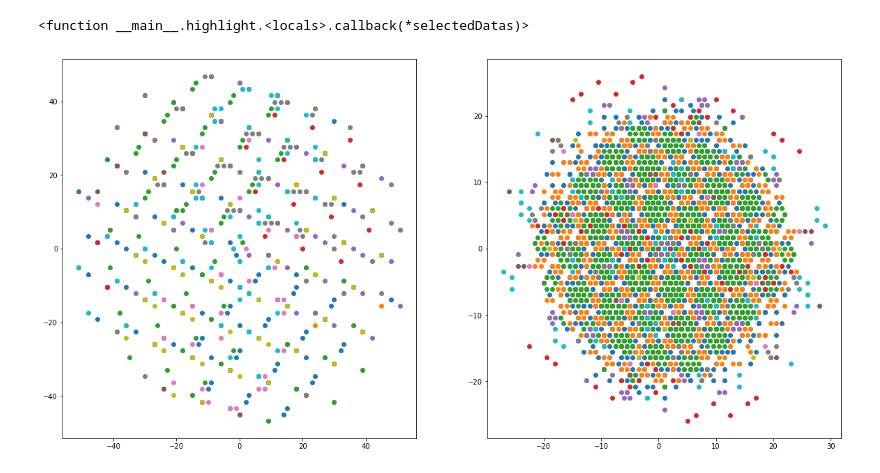
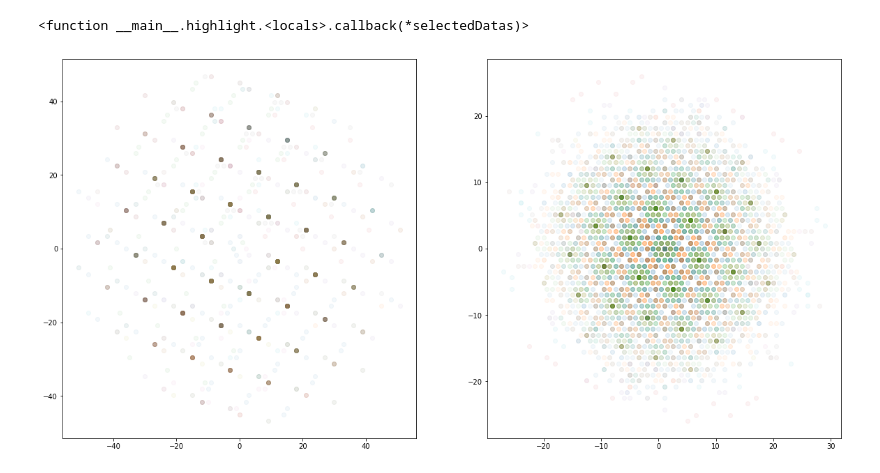
Before and after one commit to blondegeek/linus, a Jupyter notebook: translation_vector_detection_plotly_dash.ipynb, the cells around one changed output. Saved outputs shown, nothing was run; the diff lists cells and outputs as text; code cells hidden in the pictures.

Commit message:
added alpha to bottom plots to more clearly see lattice

```diff
--- a/translation_vector_detection_plotly_dash.ipynb
+++ b/translation_vector_detection_plotly_dash.ipynb
@@ -389,23 +389,23 @@ import itertools
 # %%
 # Get translation vector between sph clusters (identical spherical harmonics)
 fig, axes = plt.subplots(1,2, figsize=(20,10))
 # diff_vectors = []
 for cluster in sph_clusters:
     diff_vectors = []
     points = sph_clusters[cluster]
     for pair in itertools.combinations(range(len(points)), 2):
         one, two = pair
         diff_vectors.append(points[one] - points[two])
     diff_vectors = np.array(diff_vectors)
-    axes[0].plot(diff_vectors[:,0], diff_vectors[:,1],'o')
+    axes[0].plot(diff_vectors[:,0], diff_vectors[:,1],'o', alpha=0.05)
 # mid_points = []
 for cluster in norms_clusters:
     mid_points = []
     points = norms_clusters[cluster]
     for pair in itertools.combinations(range(len(points)), 2):
         one, two = pair
         mid_points.append((points[one] + points[two]) / 2.)
     mid_points = np.array(mid_points)
-    axes[1].plot(mid_points[:,0], mid_points[:,1],'o')
+    axes[1].plot(mid_points[:,0], mid_points[:,1],'o', alpha=0.05)
 # %% [output]
-[figure, old version]
+[figure, new version]
```
